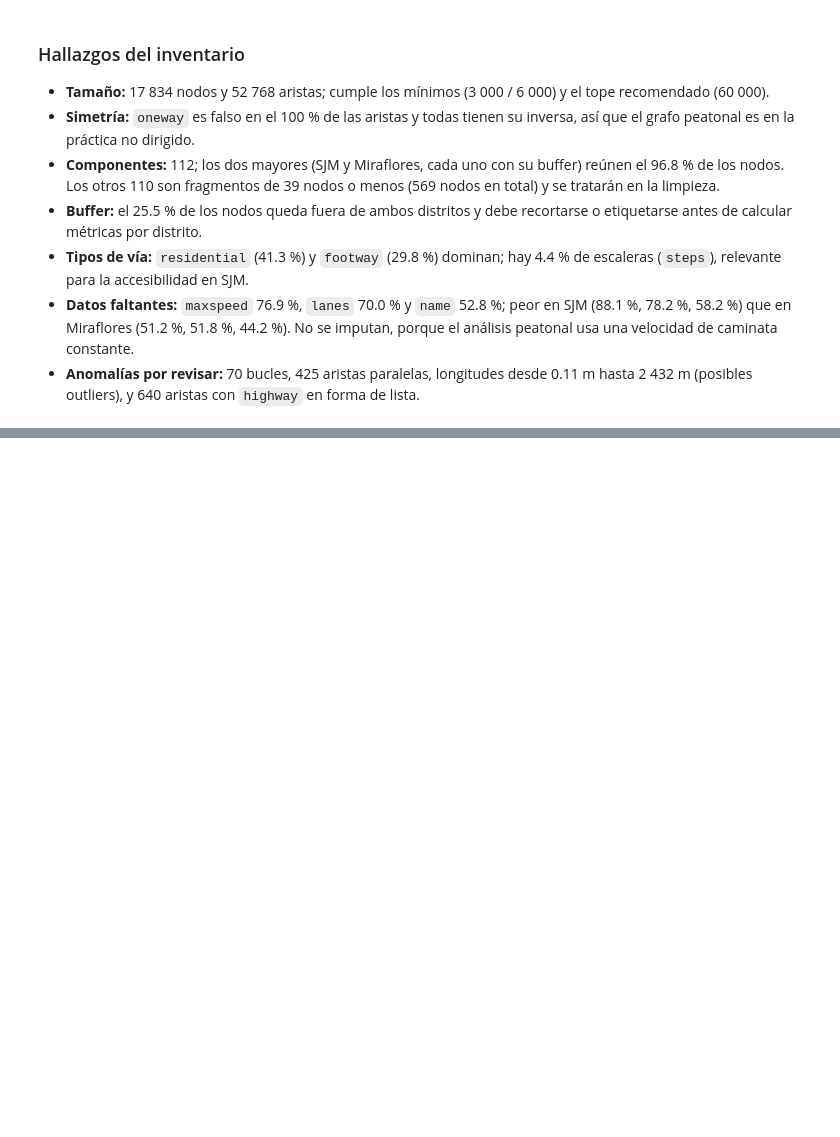
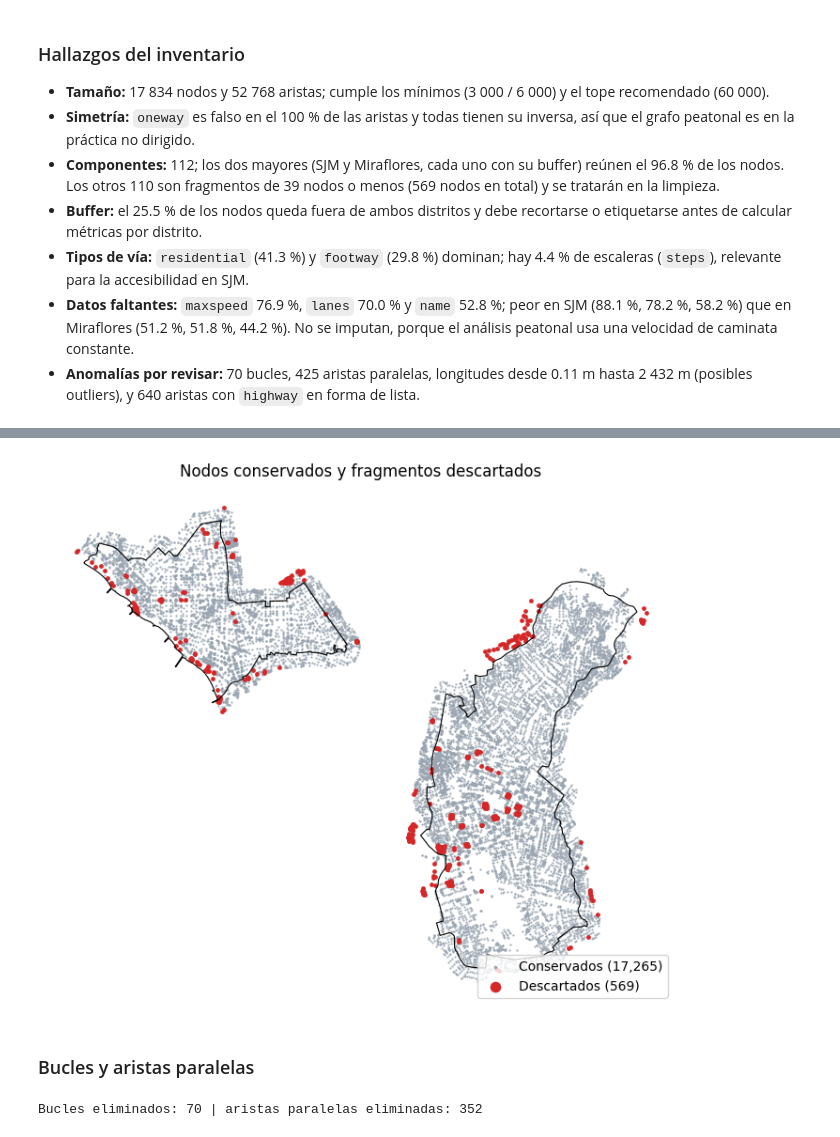
Before and after one commit to lvanCR/lima-walkability-accessibility, a Jupyter notebook: notebooks/01_descarga_y_limpieza.ipynb, the cells around one changed output, grey strips where cells are left out. Saved outputs shown, nothing was run; the diff lists cells and outputs as text; code cells hidden in the pictures; blank space fills up the shorter version.

Commit message:
feat: limpieza y proyección a EPSG:32718 del grafo

```diff
--- a/notebooks/01_descarga_y_limpieza.ipynb
+++ b/notebooks/01_descarga_y_limpieza.ipynb
@@ -375,0 +409,9 @@ plt.show()
+# %%
+Gp = ox.project_graph(G, to_crs=cfg.CRS_METRIC)
+print("CRS del grafo proyectado:", Gp.graph["crs"])
+
+_, e_p = ox.graph_to_gdfs(Gp)
+razon = e_p.geometry.length / e_p["length"]
+print("Razón (longitud de la geometría proyectada / atributo 'length'):")
+print(razon.describe().round(5).to_string())
+print(f"Aristas con diferencia > 1 %: {(abs(razon - 1) > 0.01).sum()}")
@@ -375,0 +434,7 @@ plt.show()
+# %%
+nodos_p = ox.graph_to_gdfs(Gp, edges=False)
+j = gpd.sjoin(nodos_p[["geometry"]], limites_utm[["distrito", "geometry"]], how="left", predicate="within")
+j = j[~j.index.duplicated(keep="first")]
+etiqueta = j["distrito"].fillna("Fuera (buffer)")
+nx.set_node_attributes(Gp, etiqueta.to_dict(), "distrito")
+etiqueta.value_counts().to_frame("nodos")
@@ -375,0 +449,17 @@ plt.show()
+# %%
+comps = list(nx.weakly_connected_components(Gp))
+dist_de = etiqueta.to_dict()
+conservar, detalle = set(), []
+for d in cfg.DISTRICT_LABELS:
+    cuenta = [sum(dist_de[n] == d for n in c) for c in comps]
+    k = int(np.argmax(cuenta))
+    conservar |= comps[k]
+    detalle.append({"distrito": d, "nodos_del_distrito_en_el_componente": cuenta[k],
+                    "nodos_totales_del_componente": len(comps[k]),
+                    "% de los nodos del distrito": round(cuenta[k] / sum(v == d for v in dist_de.values()) * 100, 1)})
+descartados = [n for n in Gp.nodes if n not in conservar]
+print(f"Nodos descartados (fragmentos aislados): {len(descartados)} en {len(comps) - len(cfg.DISTRICT_LABELS)} componentes")
+
+Gc = Gp.subgraph(conservar).copy()
+anotar("Componente principal por distrito", Gc)
+pd.DataFrame(detalle)
@@ -375,0 +471,33 @@ plt.show()
+# %%
+nodos_c = ox.graph_to_gdfs(Gc, edges=False)
+desc = nodos_p.loc[descartados]
+fig, ax = plt.subplots(figsize=(7, 6))
+limites_utm.boundary.plot(ax=ax, color="k", lw=0.8)
+nodos_c.plot(ax=ax, markersize=0.3, color="#9aa5b1", label=f"Conservados ({len(nodos_c):,})")
+desc.plot(ax=ax, markersize=6, color="#d62728", label=f"Descartados ({len(desc):,})")
+ax.legend(loc="lower right", markerscale=3)
+ax.set_title("Nodos conservados y fragmentos descartados")
+ax.set_axis_off()
+plt.tight_layout()
+plt.show()
+# %% [output]
+[figure, added]
+# %% [markdown]
+### Bucles y aristas paralelas
+# %%
+bucles = list(nx.selfloop_edges(Gc, keys=True))
+Gc.remove_edges_from(bucles)
+
+por_par = {}
+for u, v, k, d in Gc.edges(keys=True, data=True):
+    por_par.setdefault((u, v), []).append((d["length"], k))
+paralelas = [(u, v, k) for (u, v), lst in por_par.items() if len(lst) > 1 for _, k in sorted(lst)[1:]]
+Gc.remove_edges_from(paralelas)
+
+# street_count cambia al quitar aristas: se recalcula
+nx.set_node_attributes(Gc, ox.stats.count_streets_per_node(Gc), "street_count")
+
+print(f"Bucles eliminados: {len(bucles)} | aristas paralelas eliminadas: {len(paralelas)}")
+anotar("Sin bucles ni paralelas", Gc)
+# %% [output]
+Bucles eliminados: 70 | aristas paralelas eliminadas: 352
```
Also changed, not shown: parts of 18 cells of this notebook, 2 other files.
